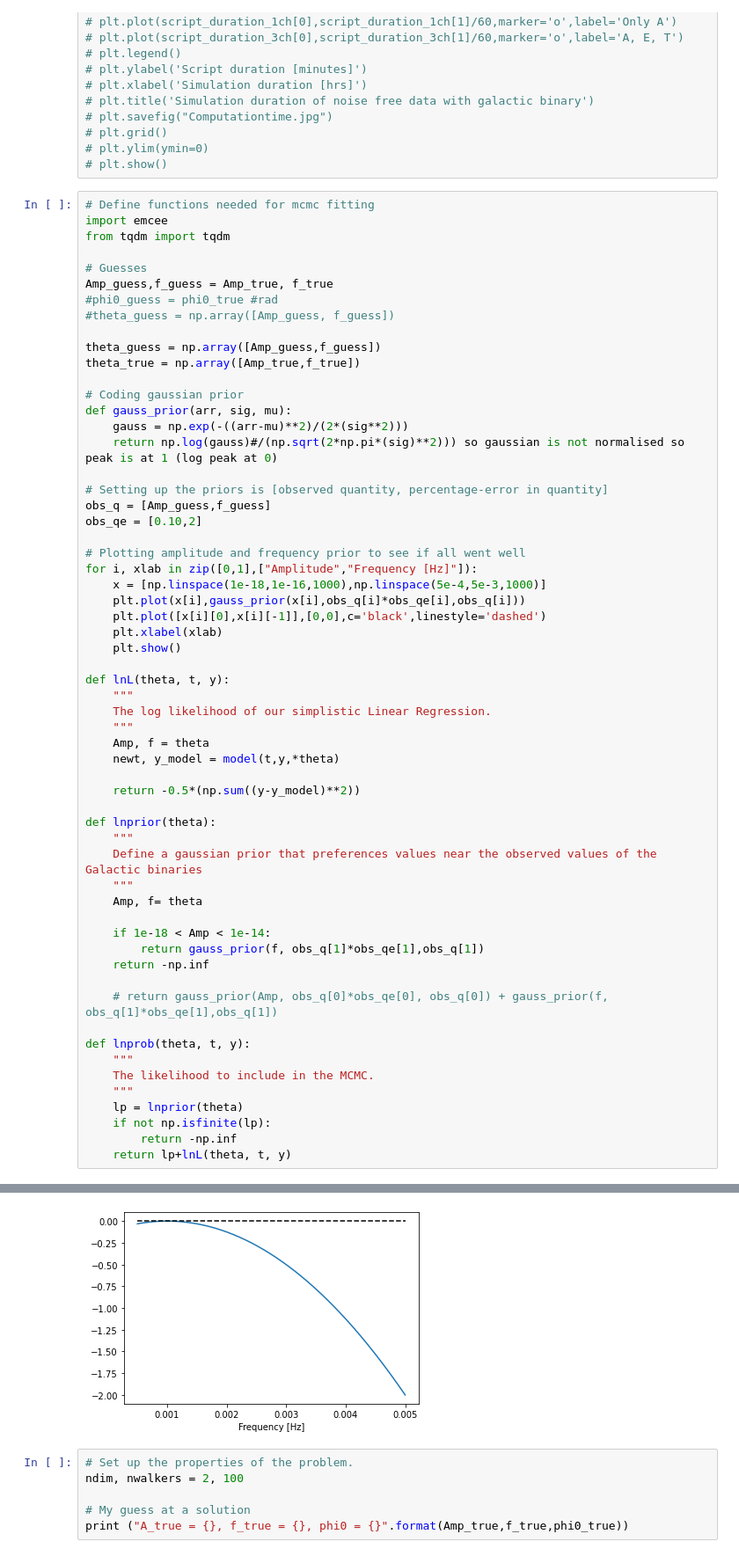
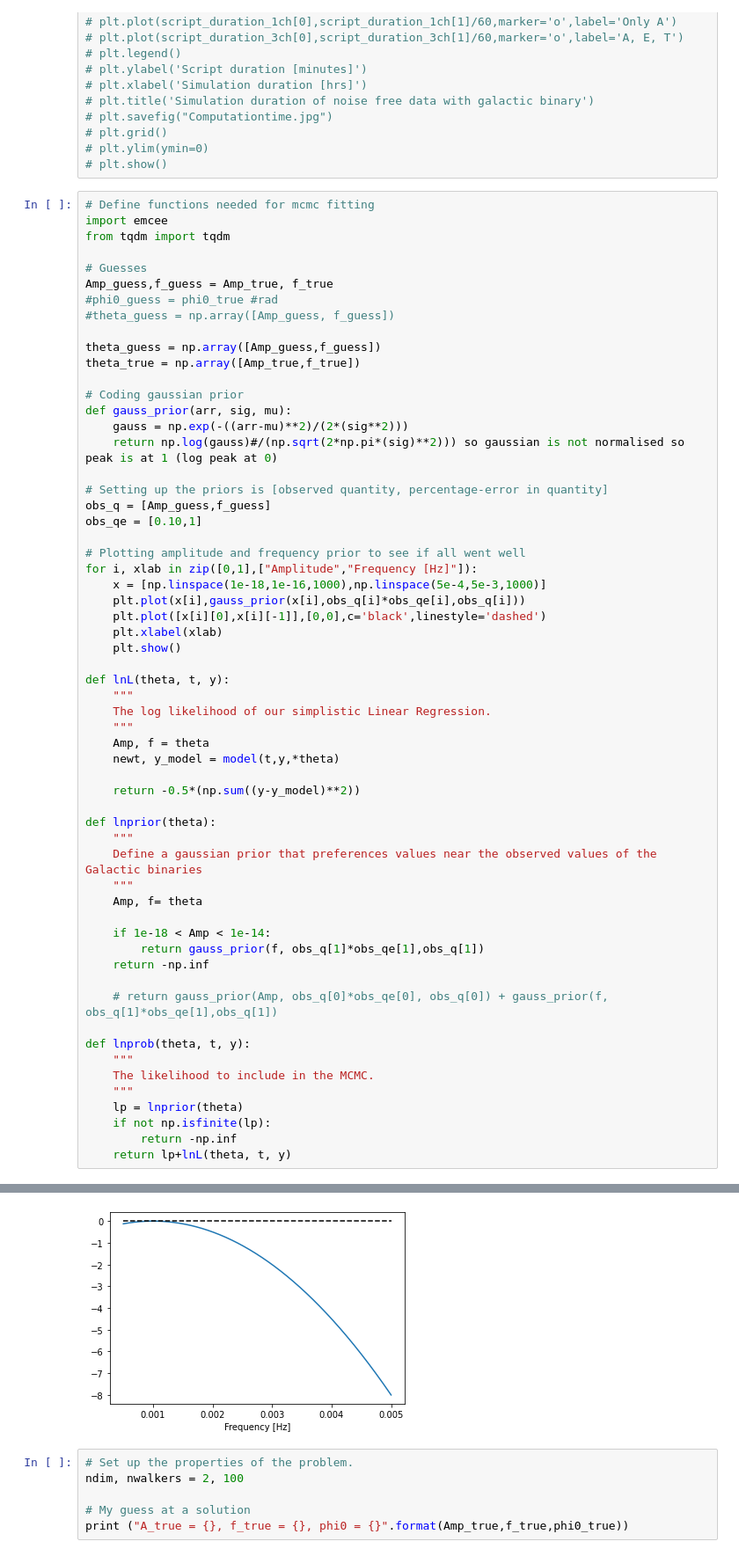
Before and after one commit to BartOuwehand/MP1_LISA, a Jupyter notebook: MCMC_parameter_fit_nophi0.ipynb, the cells around one changed output, grey strips where cells are left out. Shown at 88% size. Drawn from its saved outputs; the diff is of its cells as text.

```diff
--- a/MCMC_parameter_fit_nophi0.ipynb
+++ b/MCMC_parameter_fit_nophi0.ipynb
@@ -337,7 +337,7 @@ def gauss_prior(arr, sig, mu):
 
 # Setting up the priors is [observed quantity, percentage-error in quantity]
 obs_q = [Amp_guess,f_guess]
-obs_qe = [0.10,2]
+obs_qe = [0.10,1]
 
 # Plotting amplitude and frequency prior to see if all went well
 for i, xlab in zip([0,1],["Amplitude","Frequency [Hz]"]):
@@ -351,34 +351,34 @@ def lnL(theta, t, y):
     """
     The log likelihood of our simplistic Linear Regression.
     """
     Amp, f = theta
     newt, y_model = model(t,y,*theta)
 
     return -0.5*(np.sum((y-y_model)**2))
 
 def lnprior(theta):
     """
     Define a gaussian prior that preferences values near the observed values of the Galactic binaries
     """
     Amp, f= theta
 
     if 1e-18 < Amp < 1e-14:
         return gauss_prior(f, obs_q[1]*obs_qe[1],obs_q[1])
     return -np.inf
 
     # return gauss_prior(Amp, obs_q[0]*obs_qe[0], obs_q[0]) + gauss_prior(f, obs_q[1]*obs_qe[1],obs_q[1])
 
 def lnprob(theta, t, y):
     """
     The likelihood to include in the MCMC.
     """
     lp = lnprior(theta)
     if not np.isfinite(lp):
         return -np.inf
     return lp+lnL(theta, t, y)
 # %% [output]
 [figure]
-[figure, old version]
+[figure, new version]
 # %%
 # Set up the properties of the problem.
 ndim, nwalkers = 2, 100
```
Also changed, not shown: parts of 2 cells of this notebook, 2 other files.
